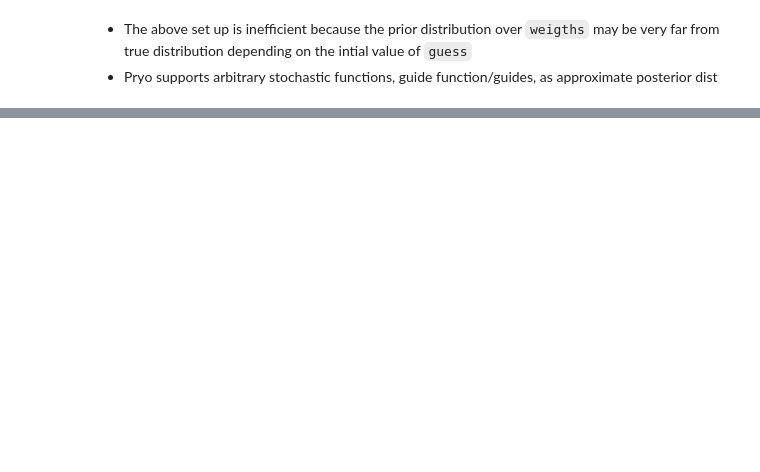
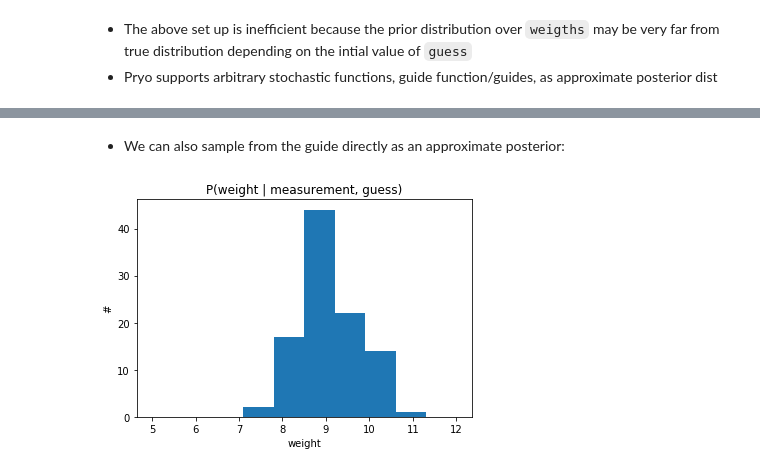
Before and after one commit to minhnhdo/probprog-presentation, a Jupyter notebook: Pyro_intro.ipynb, the cells around one changed output, grey strips where cells are left out. Saved outputs shown, nothing was run; the diff lists cells and outputs as text; code cells hidden in the pictures; blank space fills up the shorter version.

```diff
--- a/Pyro_intro.ipynb
+++ b/Pyro_intro.ipynb
@@ -225,0 +295,9 @@ tensor(8.7295)
+# %% [markdown]
+* We can also sample from the guide directly as an approximate posterior:
+# %%
+plt.hist([scale_parametrized_guide(guess).item() for _ in range(100)], range=(5.0, 12.0))
+plt.title("P(weight | measurement, guess)")
+plt.xlabel("weight")
+plt.ylabel("#");
+# %% [output]
+[figure, added]
```
Also changed, not shown: parts of 13 cells of this notebook.
